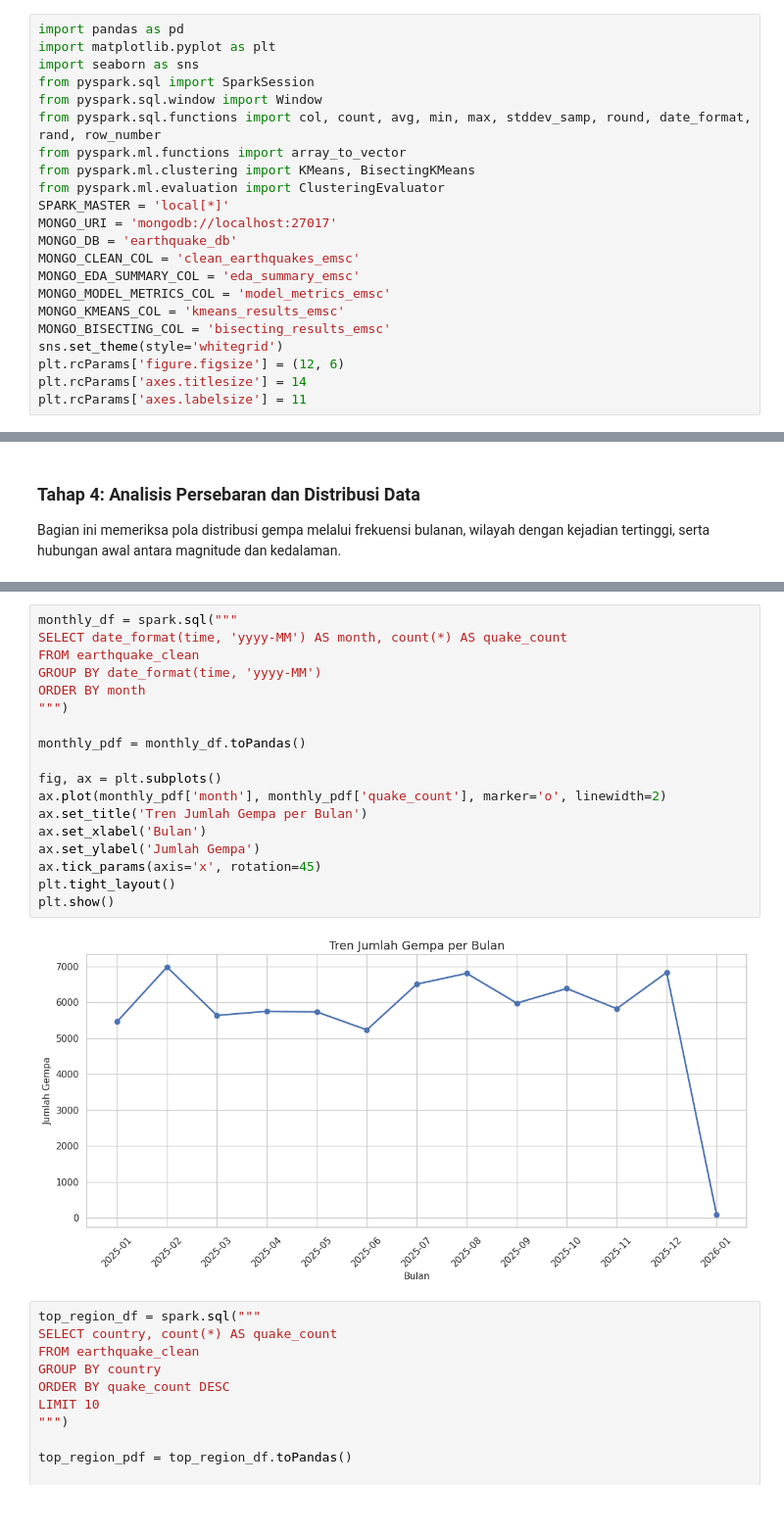
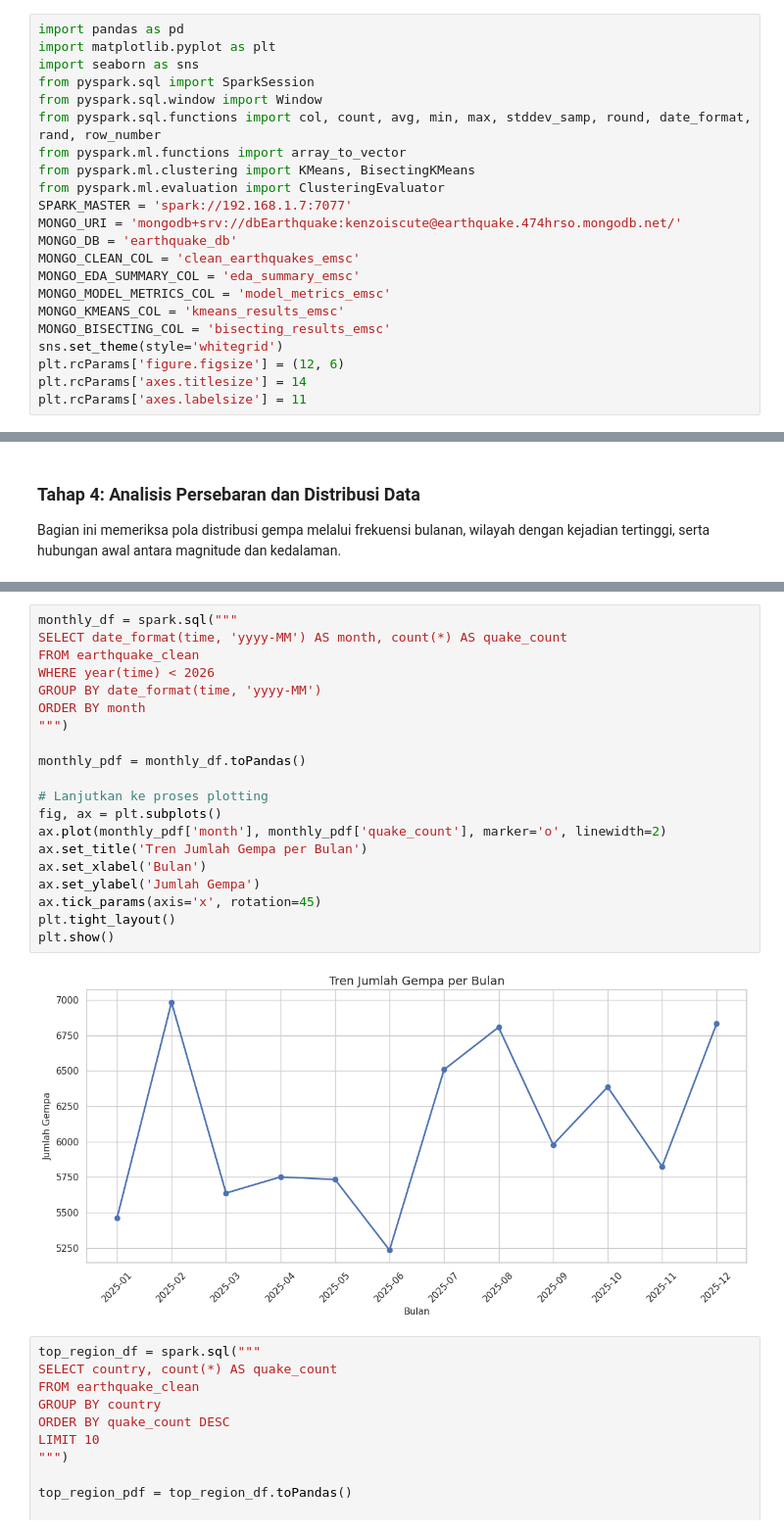
Before and after one commit to yudnata/big-data-earthquake, a Jupyter notebook: notebooks_emsc/03_data_analysis.ipynb, the cells around one changed output, grey strips where cells are left out. Shown at 98% size. Drawn from its saved outputs; the diff is of its cells as text.

```diff
--- a/notebooks_emsc/03_data_analysis.ipynb
+++ b/notebooks_emsc/03_data_analysis.ipynb
@@ -15,8 +15,8 @@ from pyspark.sql.functions import col, count, avg, min, max, stddev_samp, round,
 from pyspark.ml.functions import array_to_vector
 from pyspark.ml.clustering import KMeans, BisectingKMeans
 from pyspark.ml.evaluation import ClusteringEvaluator
-SPARK_MASTER = 'local[*]'
-MONGO_URI = 'mongodb://localhost:27017'
+SPARK_MASTER = 'spark://192.168.1.7:7077'
+MONGO_URI = 'mongodb+srv://dbEarthquake:kenzoiscute@earthquake.474hrso.mongodb.net/'
 MONGO_DB = 'earthquake_db'
 MONGO_CLEAN_COL = 'clean_earthquakes_emsc'
 MONGO_EDA_SUMMARY_COL = 'eda_summary_emsc'
@@ -197,23 +201,25 @@ stats_df.show(truncate=False)
 # %%
 monthly_df = spark.sql("""
 SELECT date_format(time, 'yyyy-MM') AS month, count(*) AS quake_count
 FROM earthquake_clean
+WHERE year(time) < 2026
 GROUP BY date_format(time, 'yyyy-MM')
 ORDER BY month
 """)
 
 monthly_pdf = monthly_df.toPandas()
 
+# Lanjutkan ke proses plotting
 fig, ax = plt.subplots()
 ax.plot(monthly_pdf['month'], monthly_pdf['quake_count'], marker='o', linewidth=2)
 ax.set_title('Tren Jumlah Gempa per Bulan')
 ax.set_xlabel('Bulan')
 ax.set_ylabel('Jumlah Gempa')
 ax.tick_params(axis='x', rotation=45)
 plt.tight_layout()
 plt.show()
 # %% [output]
-[figure, old version]
+[figure, new version]
 # %%
 top_region_df = spark.sql("""
 SELECT country, count(*) AS quake_count
```
Also changed, not shown: parts of 13 cells of this notebook, 2 other files.
